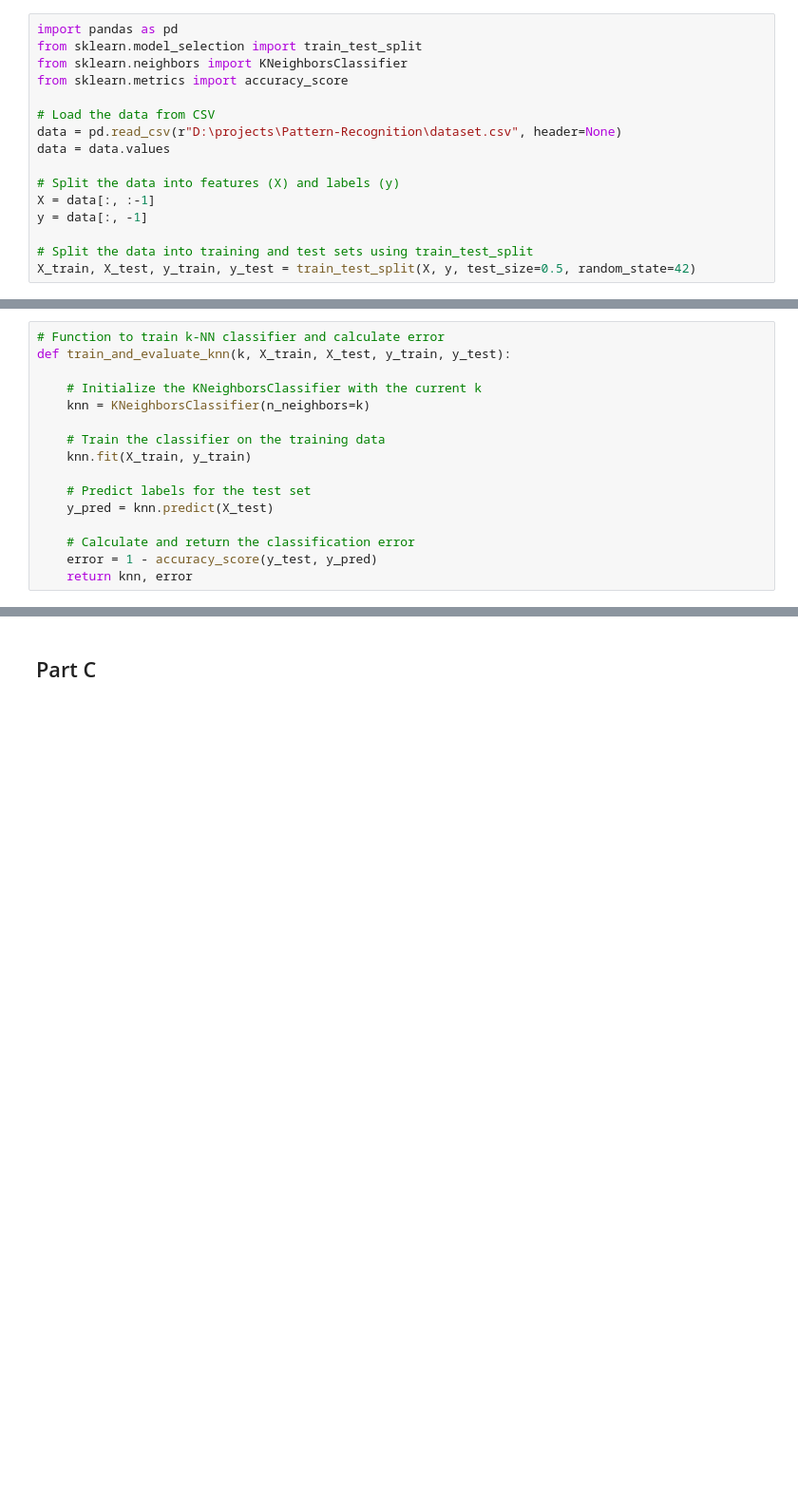
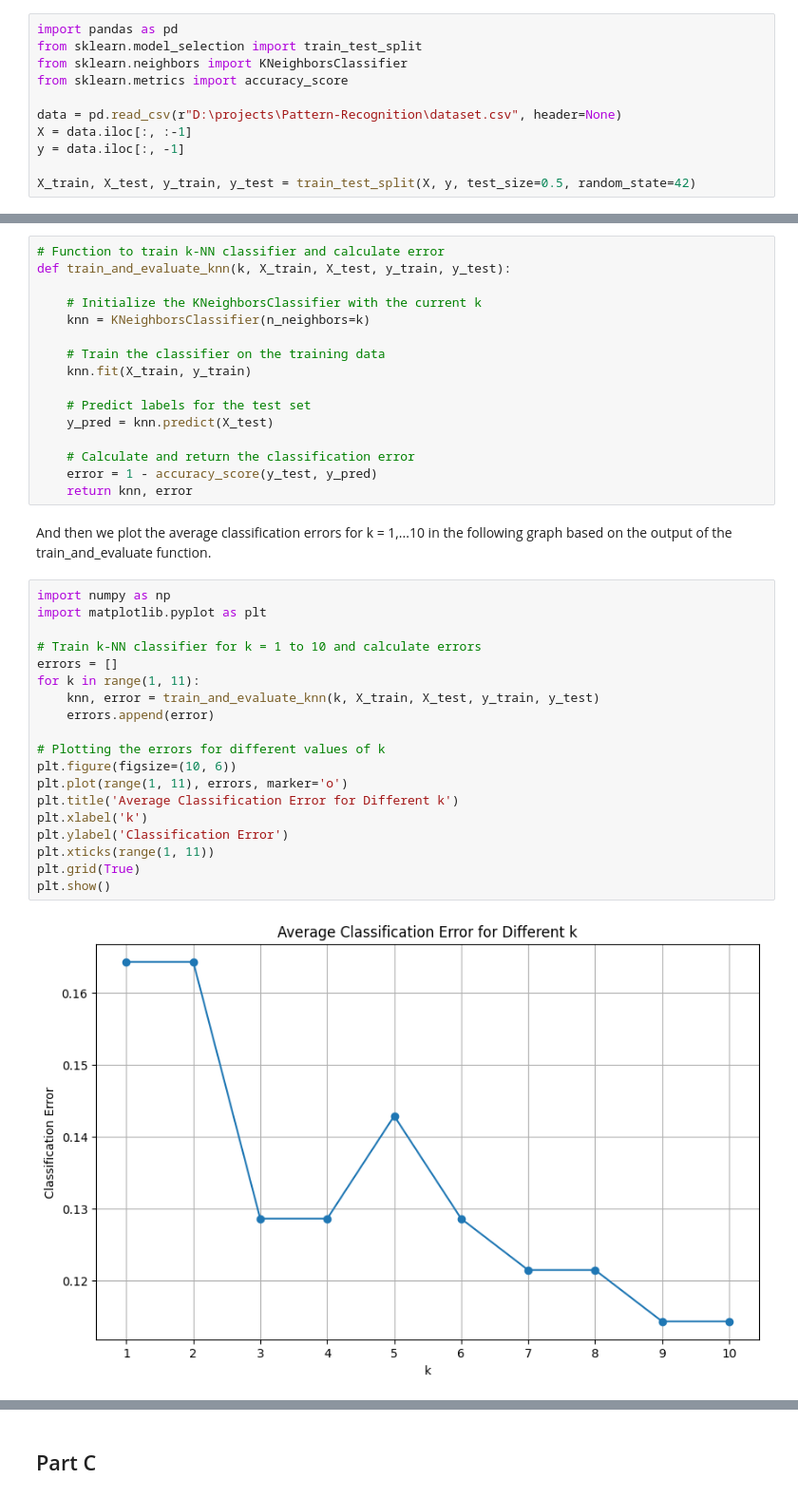
Before and after one commit to Elemxm/Pattern-Recognition, a Jupyter notebook: svm.ipynb, the cells around one changed output, grey strips where cells are left out. Shown at 95% size. Saved outputs shown, nothing was run; the diff lists cells and outputs as text; blank space fills up the shorter version.

```diff
--- a/svm.ipynb
+++ b/svm.ipynb
@@ -15,15 +15,10 @@ from sklearn.model_selection import train_test_split
 from sklearn.neighbors import KNeighborsClassifier
 from sklearn.metrics import accuracy_score
 
-# Load the data from CSV
 data = pd.read_csv(r"D:\projects\Pattern-Recognition\dataset.csv", header=None)
-data = data.values
+X = data.iloc[:, :-1]
+y = data.iloc[:, -1]
 
-# Split the data into features (X) and labels (y)
-X = data[:, :-1]
-y = data[:, -1]
-
-# Split the data into training and test sets using train_test_split
 X_train, X_test, y_train, y_test = train_test_split(X, y, test_size=0.5, random_state=42)
 # %% [markdown]
 We create a function to train a K-NN classifier and calculate the average error on the testing data.
@@ -43,3 +38,26 @@ def train_and_evaluate_knn(k, X_train, X_test, y_train, y_test):
     # Calculate and return the classification error
     error = 1 - accuracy_score(y_test, y_pred)
     return knn, error
+# %% [markdown]
+And then we plot the average classification errors for k = 1,...10 in the following graph based on the output of the train_and_evaluate function.
+# %%
+import numpy as np
+import matplotlib.pyplot as plt
+
+# Train k-NN classifier for k = 1 to 10 and calculate errors
+errors = []
+for k in range(1, 11):
+    knn, error = train_and_evaluate_knn(k, X_train, X_test, y_train, y_test)
+    errors.append(error)
+
+# Plotting the errors for different values of k
+plt.figure(figsize=(10, 6))
+plt.plot(range(1, 11), errors, marker='o')
+plt.title('Average Classification Error for Different k')
+plt.xlabel('k')
+plt.ylabel('Classification Error')
+plt.xticks(range(1, 11))
+plt.grid(True)
+plt.show()
+# %% [output]
+[figure, added]
```
Also changed, not shown: parts of 17 cells of this notebook.
